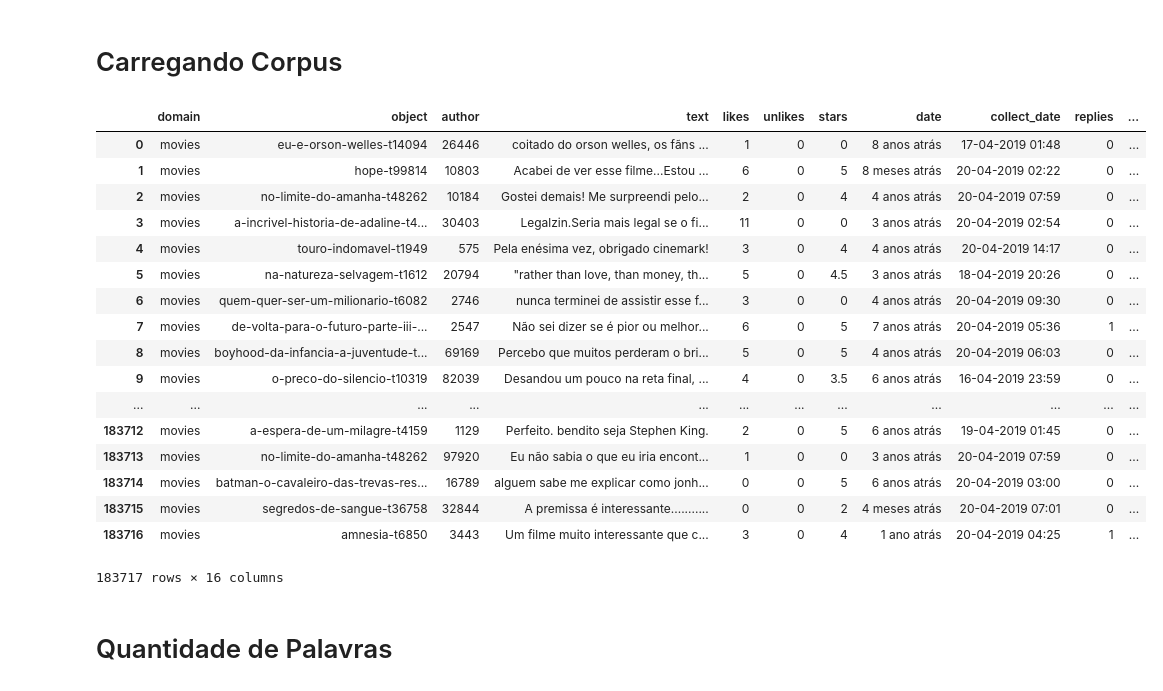
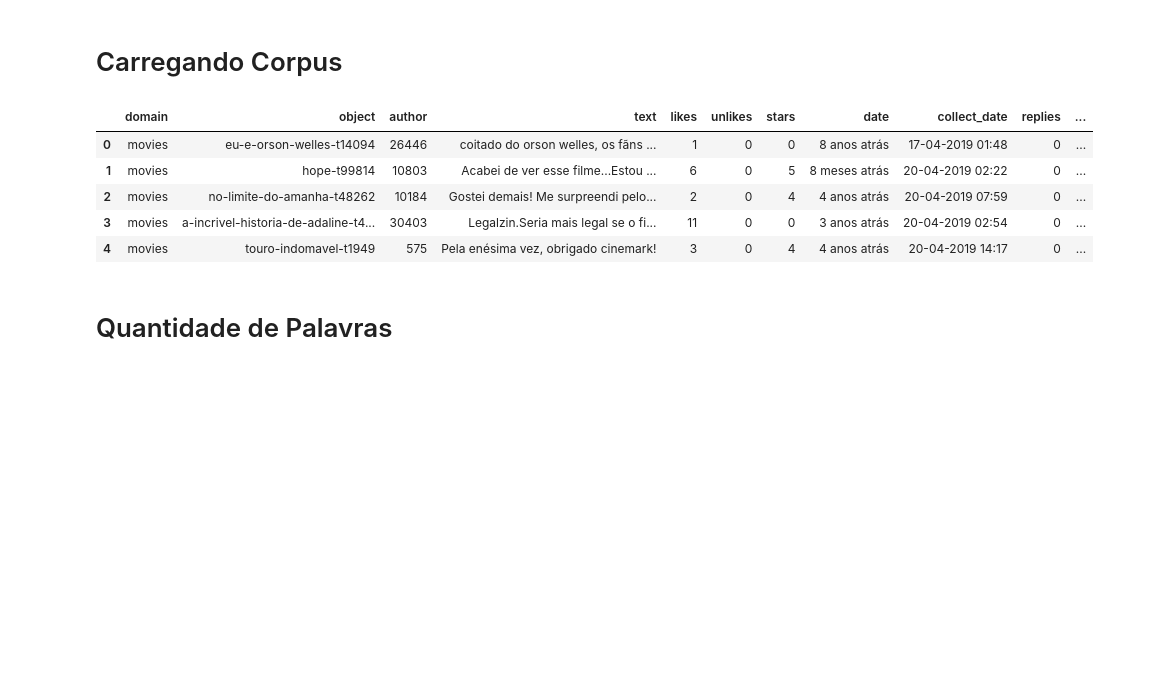
Before and after one commit to RogerFig/features_experiments, a Jupyter notebook: Experimentos.ipynb, the cells around one changed output. Saved outputs shown, nothing was run; the diff lists cells and outputs as text; code cells hidden in the pictures; blank space fills up the shorter version.

```diff
--- a/Experimentos.ipynb
+++ b/Experimentos.ipynb
@@ -9,26 +9,14 @@ import seaborn as sns
 # %%
 df_dev_filmes = pd.read_pickle('/home/rogerio/workspace/Corpus Gigante/corpus_csvs_pickles/corpus_splited/dev_filmes.pkl')
 df_dev_apps = pd.read_pickle('/home/rogerio/workspace/Corpus Gigante/corpus_csvs_pickles/corpus_splited/dev_apps.pkl')
-df_dev_filmes
+df_dev_filmes.head()
 # %% [output]
 |  | domain | object | author | text | likes | unlikes | stars | date | collect_date | replies | ... |
 | 0 | movies | eu-e-orson-welles-t14094 | 26446 | coitado do orson welles, os fãns ... | 1 | 0 | 0 | 8 anos atrás | 17-04-2019 01:48 | 0 | ... |
 | 1 | movies | hope-t99814 | 10803 | Acabei de ver esse filme...Estou ... | 6 | 0 | 5 | 8 meses atrás | 20-04-2019 02:22 | 0 | ... |
 | 2 | movies | no-limite-do-amanha-t48262 | 10184 | Gostei demais! Me surpreendi pelo... | 2 | 0 | 4 | 4 anos atrás | 20-04-2019 07:59 | 0 | ... |
 | 3 | movies | a-incrivel-historia-de-adaline-t4... | 30403 | Legalzin.Seria mais legal se o fi... | 11 | 0 | 0 | 3 anos atrás | 20-04-2019 02:54 | 0 | ... |
 | 4 | movies | touro-indomavel-t1949 | 575 | Pela enésima vez, obrigado cinemark! | 3 | 0 | 4 | 4 anos atrás | 20-04-2019 14:17 | 0 | ... |
-| 5 | movies | na-natureza-selvagem-t1612 | 20794 | "rather than love, than money, th... | 5 | 0 | 4.5 | 3 anos atrás | 18-04-2019 20:26 | 0 | ... |
-| 6 | movies | quem-quer-ser-um-milionario-t6082 | 2746 | nunca terminei de assistir esse f... | 3 | 0 | 0 | 4 anos atrás | 20-04-2019 09:30 | 0 | ... |
-| 7 | movies | de-volta-para-o-futuro-parte-iii-... | 2547 | Não sei dizer se é pior ou melhor... | 6 | 0 | 5 | 7 anos atrás | 20-04-2019 05:36 | 1 | ... |
-| 8 | movies | boyhood-da-infancia-a-juventude-t... | 69169 | Percebo que muitos perderam o bri... | 5 | 0 | 5 | 4 anos atrás | 20-04-2019 06:03 | 0 | ... |
-| 9 | movies | o-preco-do-silencio-t10319 | 82039 | Desandou um pouco na reta final, ... | 4 | 0 | 3.5 | 6 anos atrás | 16-04-2019 23:59 | 0 | ... |
-| ... | ... | ... | ... | ... | ... | ... | ... | ... | ... | ... | ... |
-| 183712 | movies | a-espera-de-um-milagre-t4159 | 1129 | Perfeito. bendito seja Stephen King. | 2 | 0 | 5 | 6 anos atrás | 19-04-2019 01:45 | 0 | ... |
-| 183713 | movies | no-limite-do-amanha-t48262 | 97920 | Eu não sabia o que eu iria encont... | 1 | 0 | 0 | 3 anos atrás | 20-04-2019 07:59 | 0 | ... |
-| 183714 | movies | batman-o-cavaleiro-das-trevas-res... | 16789 | alguem sabe me explicar como jonh... | 0 | 0 | 5 | 6 anos atrás | 20-04-2019 03:00 | 0 | ... |
-| 183715 | movies | segredos-de-sangue-t36758 | 32844 | A premissa é interessante........... | 0 | 0 | 2 | 4 meses atrás | 20-04-2019 07:01 | 0 | ... |
-| 183716 | movies | amnesia-t6850 | 3443 | Um filme muito interessante que c... | 3 | 0 | 4 | 1 ano atrás | 20-04-2019 04:25 | 1 | ... |
-183717 rows × 16 columns
 # %%
 features = []
 
```
